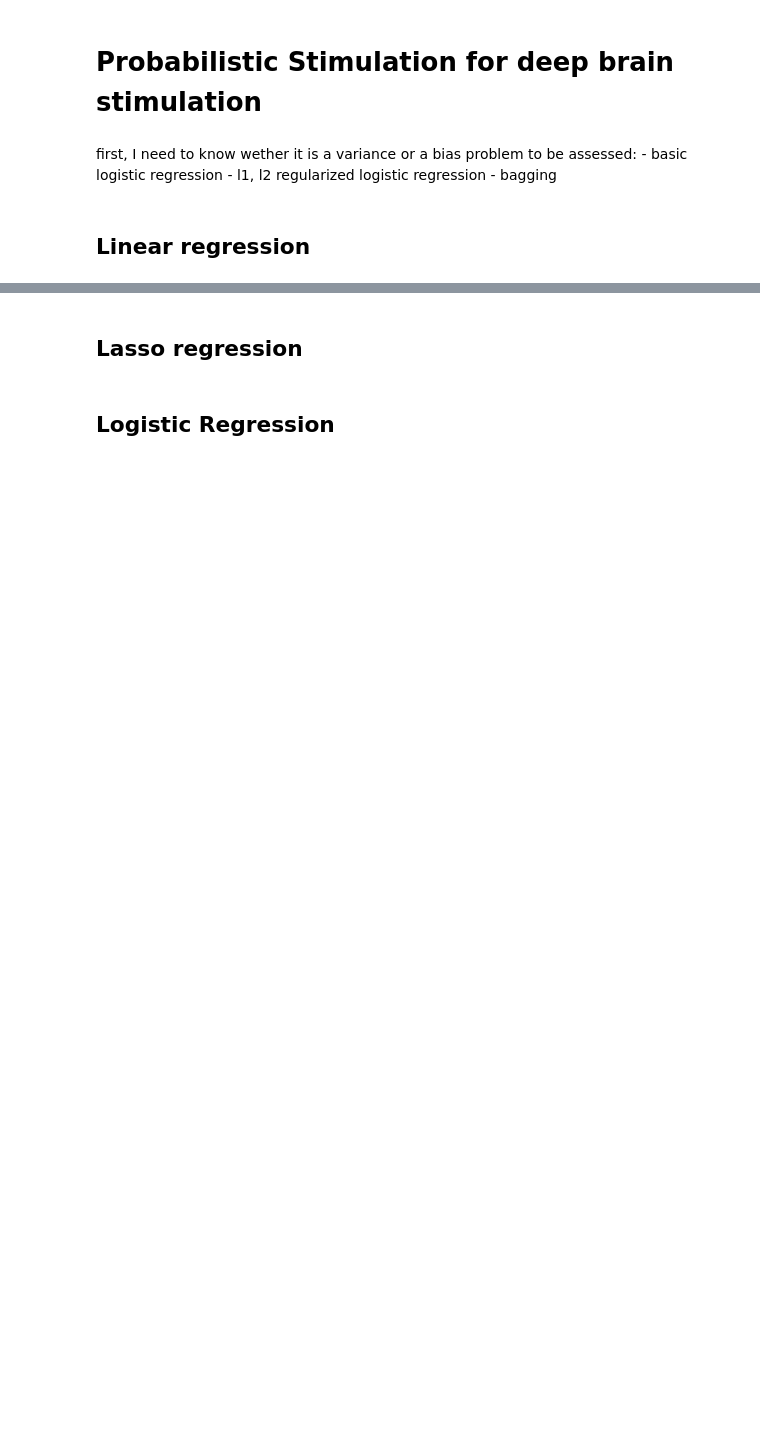
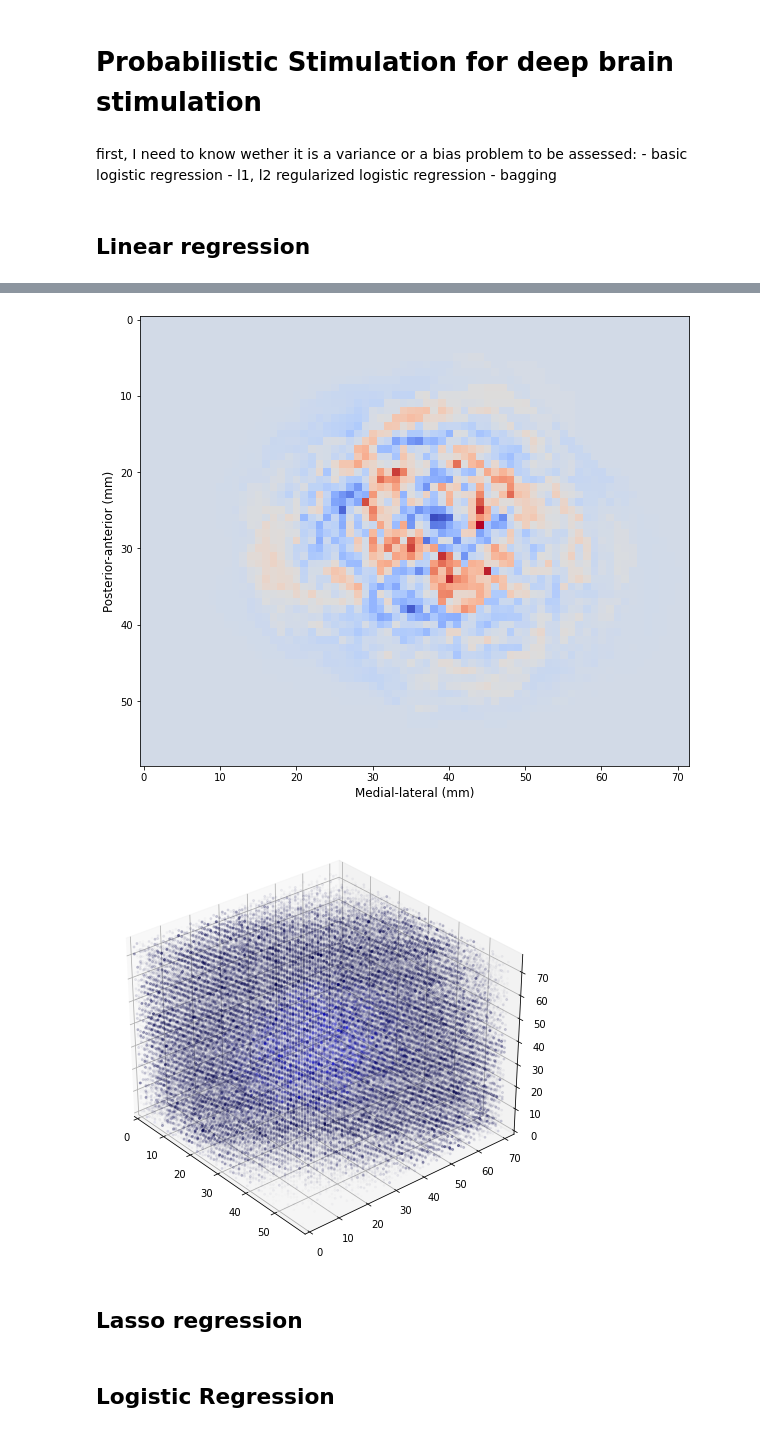
Before and after one commit to QuentinSav/probabilistic-stimulation-maps, a Jupyter notebook: modelEvaluation.ipynb, the cells around one changed output, grey strips where cells are left out. Drawn from its saved outputs; the diff is of its cells as text; code cells hidden in the pictures; blank space fills up the shorter version.

```diff
--- a/modelEvaluation.ipynb
+++ b/modelEvaluation.ipynb
@@ -211,3 +244,9 @@ TypeError: tuple indices must be integers or slices, not tuple
+# %%
+plot_map(model, dim='2D')
+plot_map(model, dim='3D')
+# %% [output]
+[figure, added]
+[figure, added]
 # %% [markdown]
 ## Lasso regression
 # %%
```
Also changed, not shown: parts of 19 cells of this notebook.
